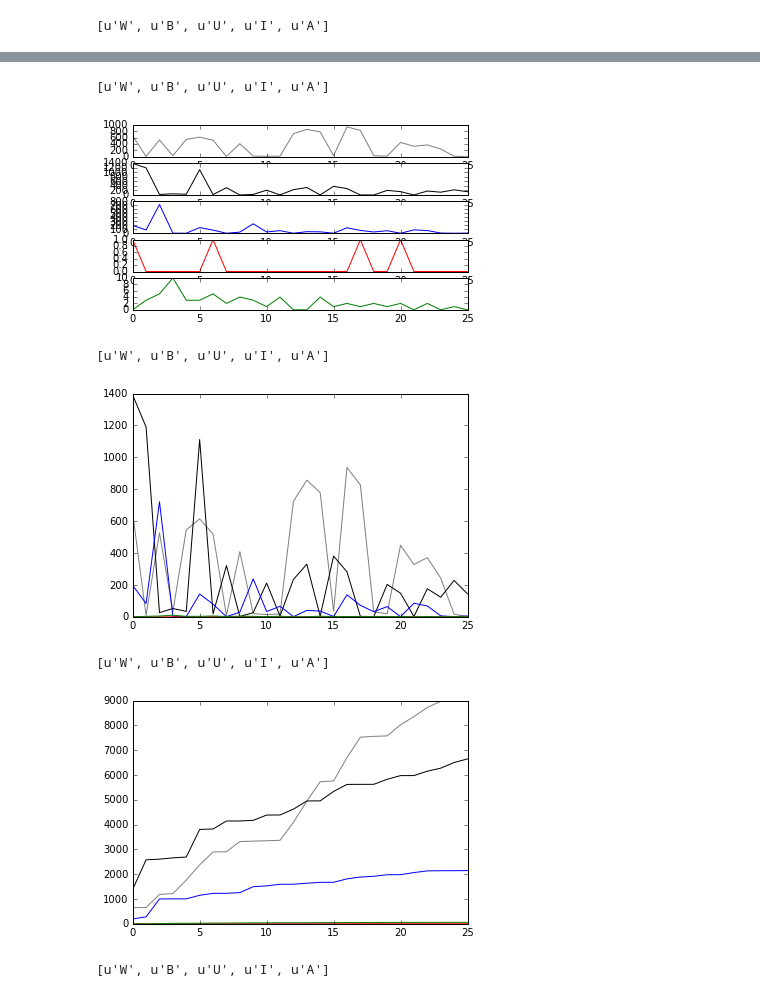
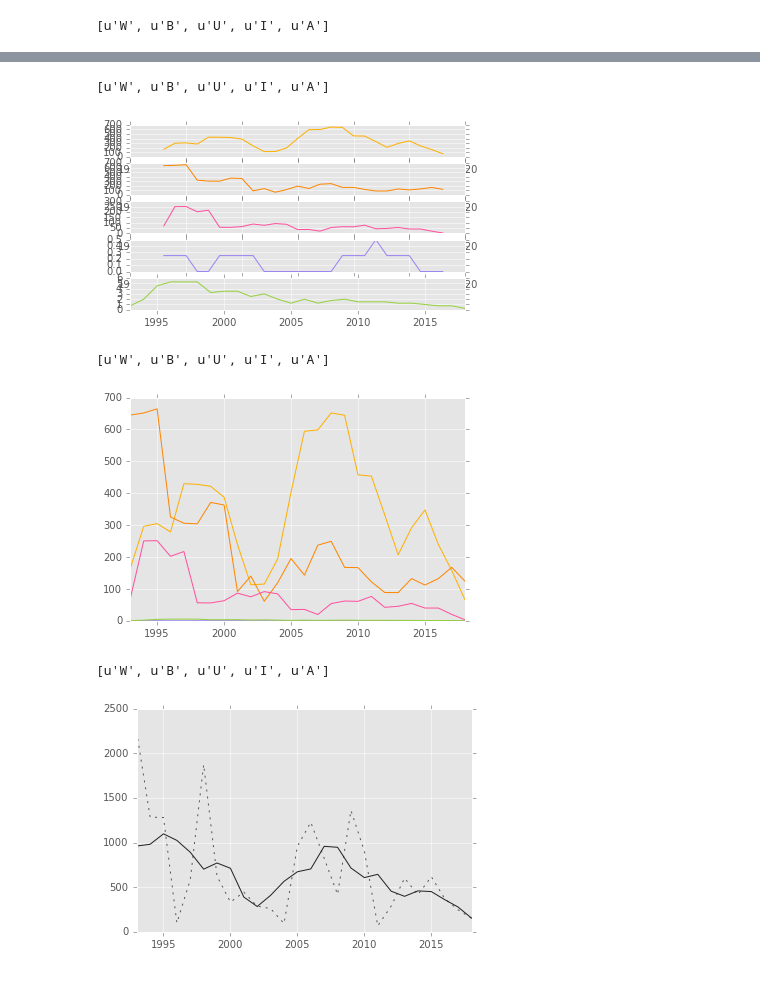
Before and after one commit to brendanchambers/chicago_gang_database, a Jupyter notebook: sandbox.ipynb, the cells around one changed output, grey strips where cells are left out. Saved outputs shown, nothing was run; the diff lists cells and outputs as text; code cells hidden in the pictures.

Commit message:
story is taking shape. new plots in sandbox. polishing plots.

```diff
--- a/sandbox.ipynb
+++ b/sandbox.ipynb
@@ -67,6 +67,7 @@ print(unique_identifiers)
 # %%
 # build a more convenient data structure for plotting
 import numpy as np
+plt.style.use('ggplot')
 
 N_races = len(unique_identifiers)
 startYear = gangDB['EnterYear'].iloc[0]
@@ -106,56 +107,59 @@ print(surveillanceTimeSeries)
     1.000e+00   0.000e+00]]
 # %%
 import matplotlib.pyplot as plt
+plt.style.use('ggplot')
 
 print(unique_identifiers)
-color_code = ['grey','black','blue','red','green']
+color_code = ['#ffb000','#fe8500','#ff509e','#9b82f3','#95d13c'] #5392ff, #71cddd # manually chosen colors
 
+xx = np.unique(gangDB['EnterYear']) # get entry-year data for xaxis range
 
-
+def smooth(y, box_pts):
+    box = np.ones(box_pts)/box_pts
+    y_smooth = np.convolve(y, box, mode='same')
+    return y_smooth
 
 # print direct number of entries for each race, seperate subplots
 fig = plt.figure()
-
 ax = []
-
 for idx,ID in enumerate(unique_identifiers):
     ax.append(fig.add_subplot(6,1,idx+1))
-    ax[idx].plot(surveillanceTimeSeries[idx][:],color=color_code[idx])
-
+    ax[idx].plot(xx,smooth(surveillanceTimeSeries[idx][:],4),color=color_code[idx])
+plt.xlim(np.min(xx),np.max(xx))
 plt.show()
 print(unique_identifiers)
+
 
 
 # one subplot
 fig = plt.figure()
 ax = fig.add_subplot(1,1,1)
 
+#for idx,ID in enumerate(unique_identifiers):
+#    ax.plot(surveillanceTimeSeries[idx][:],color=color_code[idx])
+
 for idx,ID in enumerate(unique_identifiers):
-    ax.plot(surveillanceTimeSeries[idx][:],color=color_code[idx])
-
+    ax.plot(xx,smooth(surveillanceTimeSeries[idx][:],4),color=color_code[idx])
+plt.xlim(np.min(xx),np.max(xx))
 plt.show()
 print(unique_identifiers)
+
+fig = plt.figure()
+yy_total = np.zeros(np.shape(surveillanceTimeSeries[0][:]))
+for idx,ID in enumerate(unique_identifiers):
+    yy_total += surveillanceTimeSeries[idx][:]
+
+plt.plot(xx,yy_total,color='#555555',dashes=[2,5])
+plt.plot(xx,smooth(yy_total,5),color='#222222')
+plt.xlim(np.min(xx),np.max(xx))
+plt.show()
 # %% [output]
 [u'W', u'B', u'U', u'I', u'A']
-[figure, old version]
+[figure, new version]
 [u'W', u'B', u'U', u'I', u'A']
-[figure, old version]
+[figure, new version]
 [u'W', u'B', u'U', u'I', u'A']
+[figure, added]
-# %%
-# print cumulative entries for each race
-
-fig = plt.figure()
-ax = fig.add_subplot(1,1,1)
-
-for idx,ID in enumerate(unique_identifiers):
-    yy = np.cumsum(surveillanceTimeSeries[idx][:])
-    ax.plot(yy,color=color_code[idx])
-
-plt.show()
-print(unique_identifiers)
-# %% [output]
-[figure, removed]
-[u'W', u'B', u'U', u'I', u'A']
 # %%
 # ratio of W (hispanic + white) to B (african-american)
 
```
Also changed, not shown: parts of 5 cells of this notebook, 1 other file.
